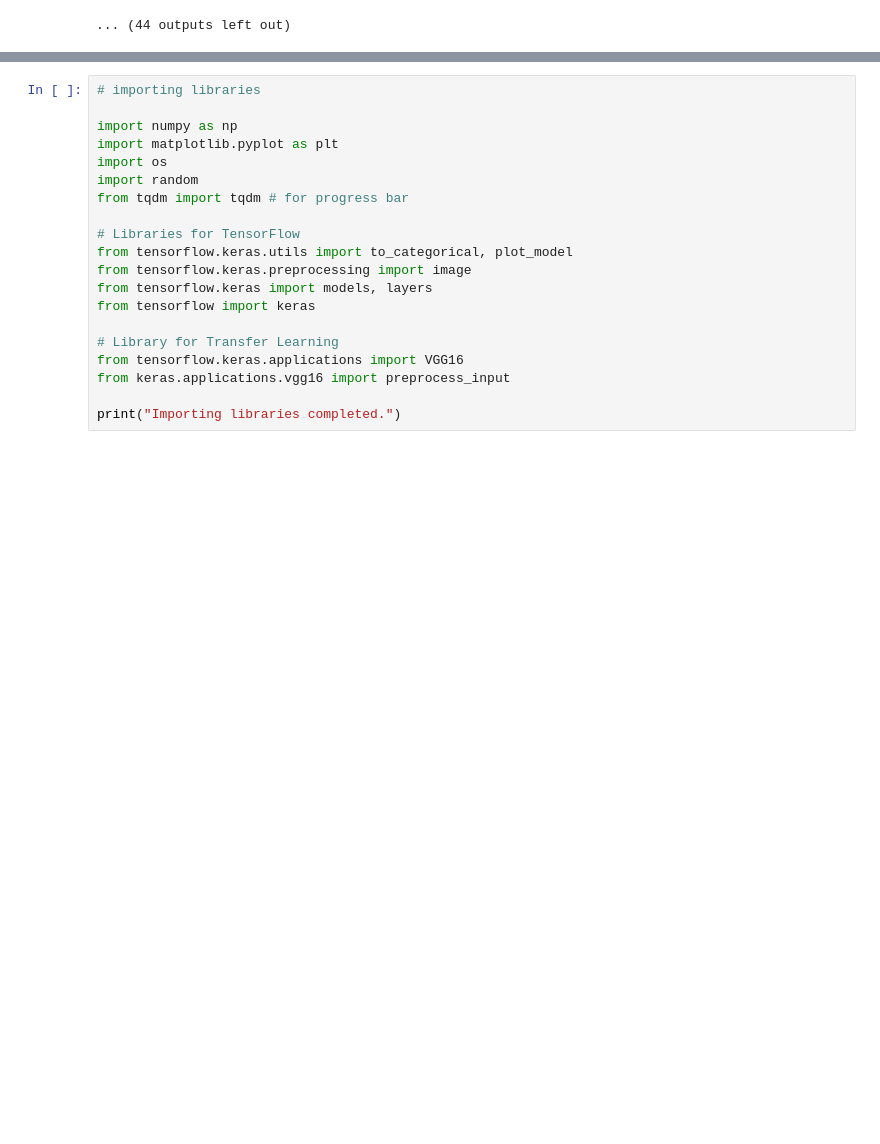
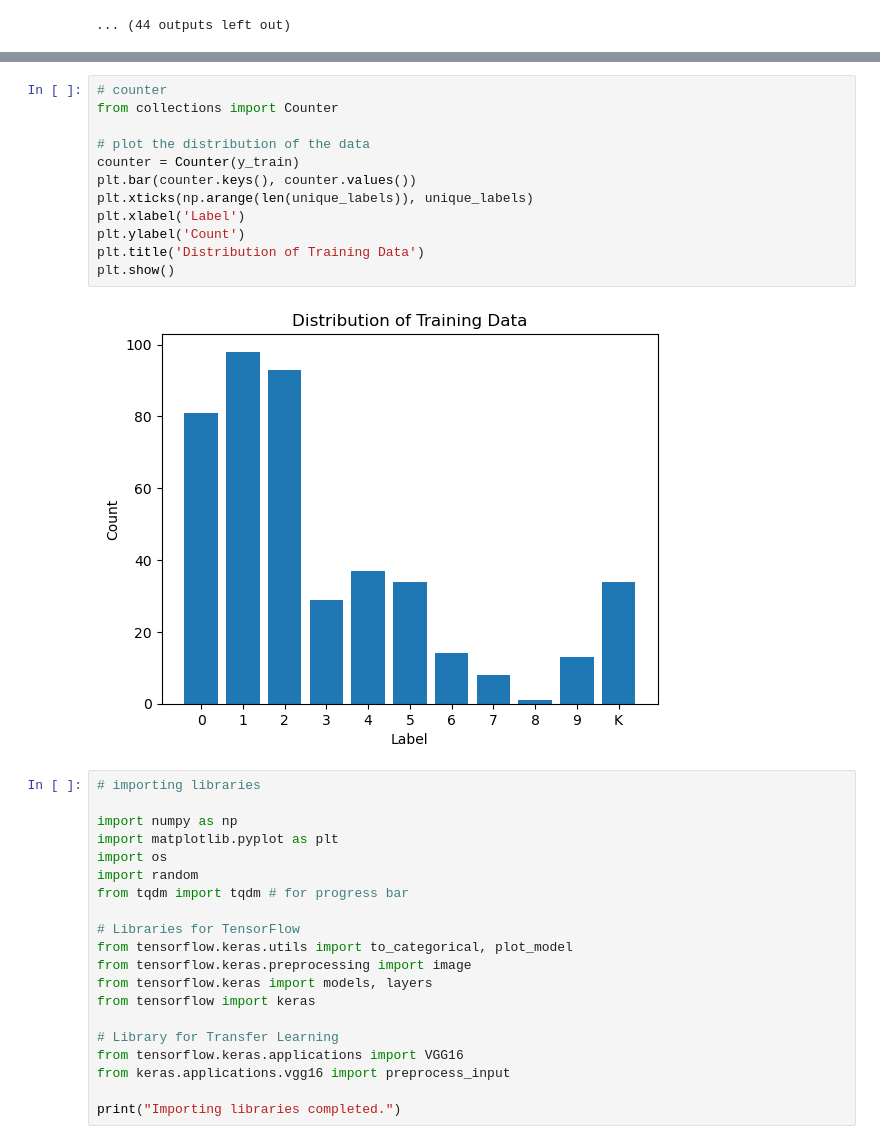
Before and after one commit to LeToyek/ocr-lotno-model, a Jupyter notebook: index.ipynb, the cells around one changed output, grey strips where cells are left out. Saved outputs shown, nothing was run; the diff lists cells and outputs as text; blank space fills up the shorter version.

```diff
--- a/index.ipynb
+++ b/index.ipynb
@@ -289,3 +289,17 @@ Number of classes: 14
+# %%
+# counter
+from collections import Counter
+
+# plot the distribution of the data
+counter = Counter(y_train)
+plt.bar(counter.keys(), counter.values())
+plt.xticks(np.arange(len(unique_labels)), unique_labels)
+plt.xlabel('Label')
+plt.ylabel('Count')
+plt.title('Distribution of Training Data')
+plt.show()
+# %% [output]
+[figure, added]
 # %%
 # importing libraries
 
```
Also changed, not shown: parts of 12 cells of this notebook, 5 other files.
